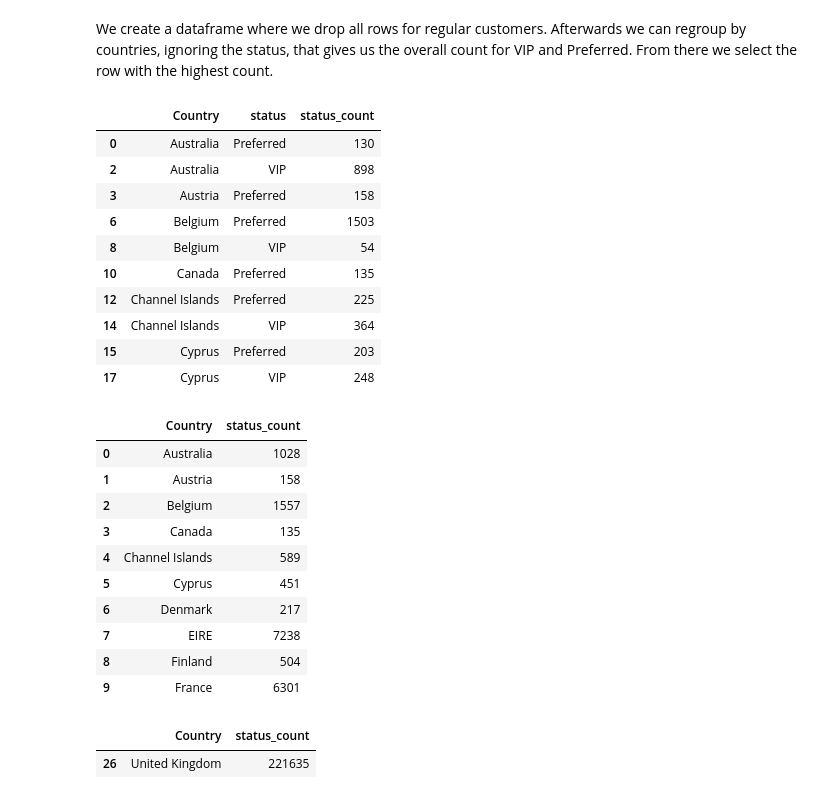
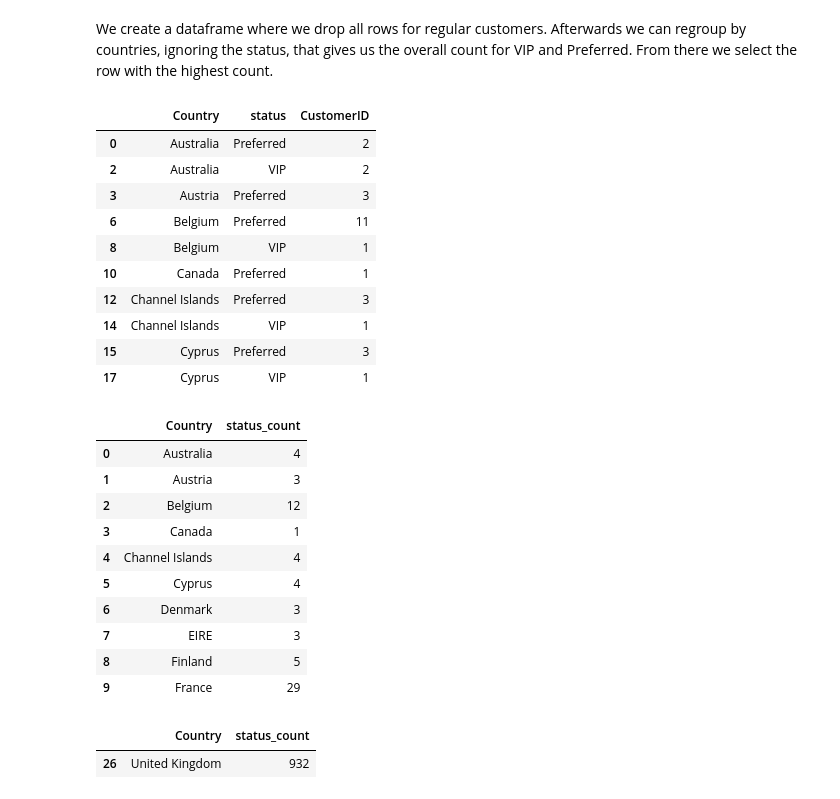
Before and after one commit to GiancarloSanna/lab-dataframe-calculations, a Jupyter notebook: your-code/challenge-3.ipynb, the cells around one changed output. Cells and saved outputs as stored; diff of their text form; code cells hidden in the pictures.

```diff
--- a/your-code/challenge-3.ipynb
+++ b/your-code/challenge-3.ipynb
@@ -151,6 +167,6 @@ Afterwards we can select the country with the most occurances
 # %%
 # your code here
-countries = orders.groupby(['Country','status']).agg(status_count=('status','count')).reset_index()
+countries = orders.groupby(['Country','status'])['CustomerID'].nunique().reset_index()
 # %%
 # Check result
 countries = pd.DataFrame(countries)
@@ -199,37 +215,37 @@ From there we select the row with the highest count.
 countries = countries[~countries['status'].isin(['Regular'])]
 countries.head(10)
 # %% [output]
-|  | Country | status | status_count |
-| 0 | Australia | Preferred | 130 |
-| 2 | Australia | VIP | 898 |
-| 3 | Austria | Preferred | 158 |
-| 6 | Belgium | Preferred | 1503 |
-| 8 | Belgium | VIP | 54 |
-| 10 | Canada | Preferred | 135 |
-| 12 | Channel Islands | Preferred | 225 |
-| 14 | Channel Islands | VIP | 364 |
-| 15 | Cyprus | Preferred | 203 |
-| 17 | Cyprus | VIP | 248 |
+|  | Country | status | CustomerID |
+| 0 | Australia | Preferred | 2 |
+| 2 | Australia | VIP | 2 |
+| 3 | Austria | Preferred | 3 |
+| 6 | Belgium | Preferred | 11 |
+| 8 | Belgium | VIP | 1 |
+| 10 | Canada | Preferred | 1 |
+| 12 | Channel Islands | Preferred | 3 |
+| 14 | Channel Islands | VIP | 1 |
+| 15 | Cyprus | Preferred | 3 |
+| 17 | Cyprus | VIP | 1 |
 # %%
 # Regroup by countries, ignore status, this time we have to sum up the already counted statuses
-countries2 = countries.groupby(['Country']).agg(status_count=('status_count','sum')).reset_index()
+countries2 = countries.groupby(['Country']).agg(status_count=('CustomerID','sum')).reset_index()
 countries2.head(10)
 # %% [output]
 |  | Country | status_count |
-| 0 | Australia | 1028 |
-| 1 | Austria | 158 |
-| 2 | Belgium | 1557 |
-| 3 | Canada | 135 |
-| 4 | Channel Islands | 589 |
-| 5 | Cyprus | 451 |
-| 6 | Denmark | 217 |
-| 7 | EIRE | 7238 |
-| 8 | Finland | 504 |
-| 9 | France | 6301 |
+| 0 | Australia | 4 |
+| 1 | Austria | 3 |
+| 2 | Belgium | 12 |
+| 3 | Canada | 1 |
+| 4 | Channel Islands | 4 |
+| 5 | Cyprus | 4 |
+| 6 | Denmark | 3 |
+| 7 | EIRE | 3 |
+| 8 | Finland | 5 |
+| 9 | France | 29 |
 # %%
 # Now we choose the row with the highest count
 cumax = countries2[countries2['status_count'] == countries2['status_count'].max()]
 display(cumax)
 # %% [output]
 |  | Country | status_count |
-| 26 | United Kingdom | 221635 |
+| 26 | United Kingdom | 932 |
```
Also changed, not shown: parts of 4 cells of this notebook, 1 other file.
